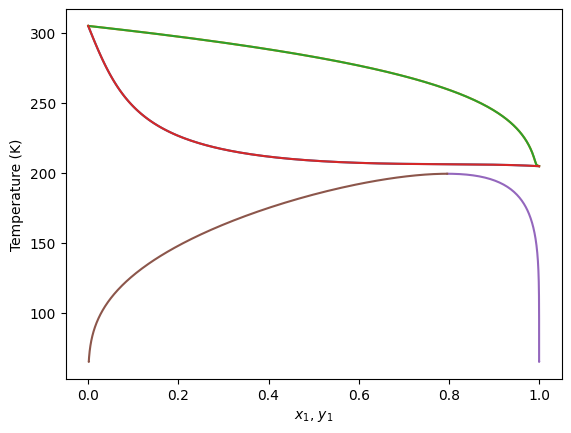
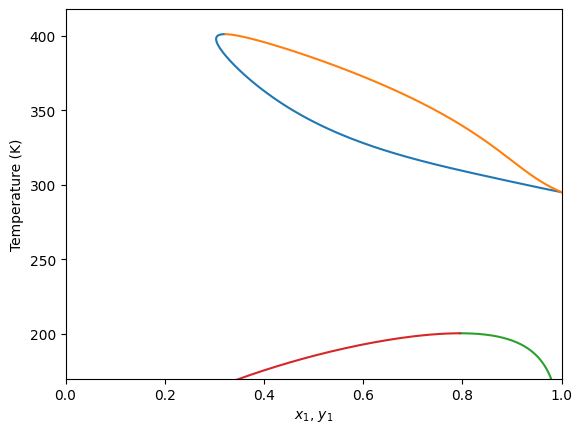
The change to this notebook cell's code, shown as a diff; its figure went from the first image to the second:
--- before
+++ after
@@ -1 +1,3 @@
-gpec.plot_txy(pressure=3.0)
+gpec.plot_txy(pressure=60.0)
+plt.ylim(170, None)
+plt.xlim(0, 1)

Commit: Deploying to gh-pages from @ ipqa-research/yaeos@6a76d9dcf085393bf3a19058dea0a760012e7dbd 🚀